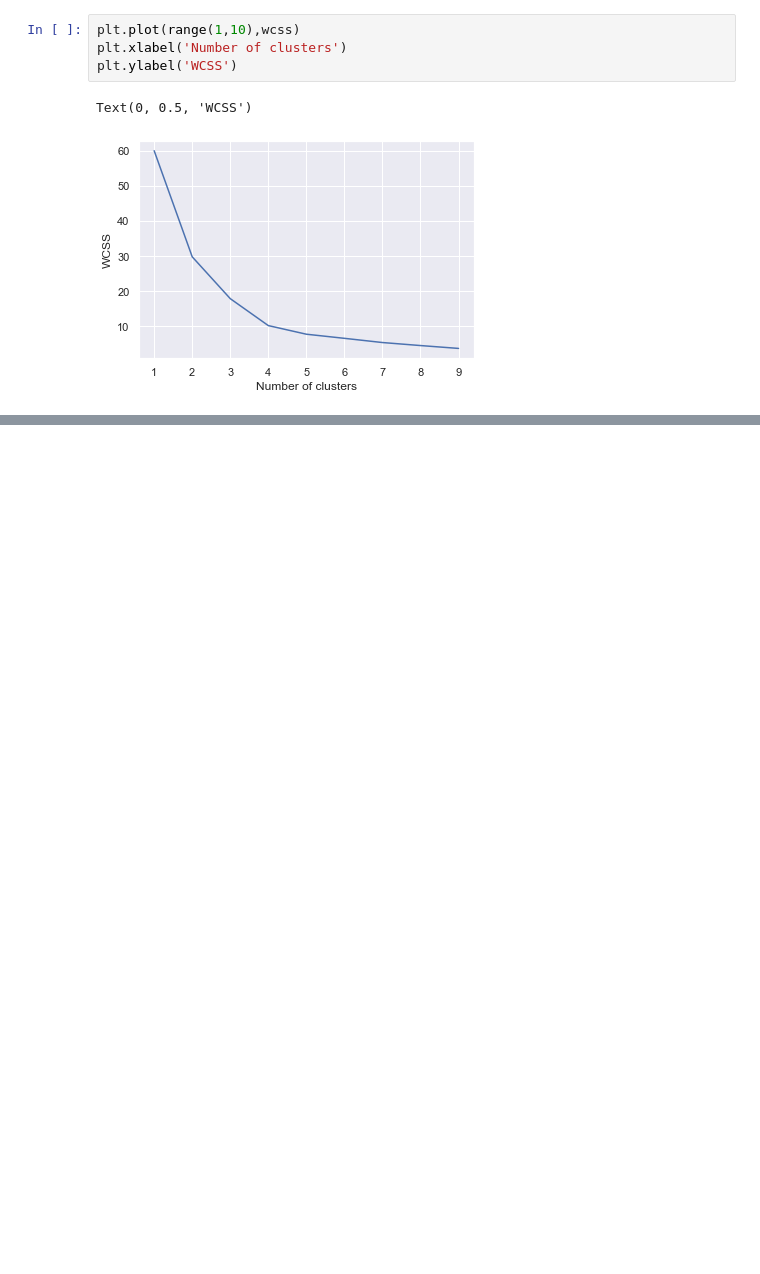
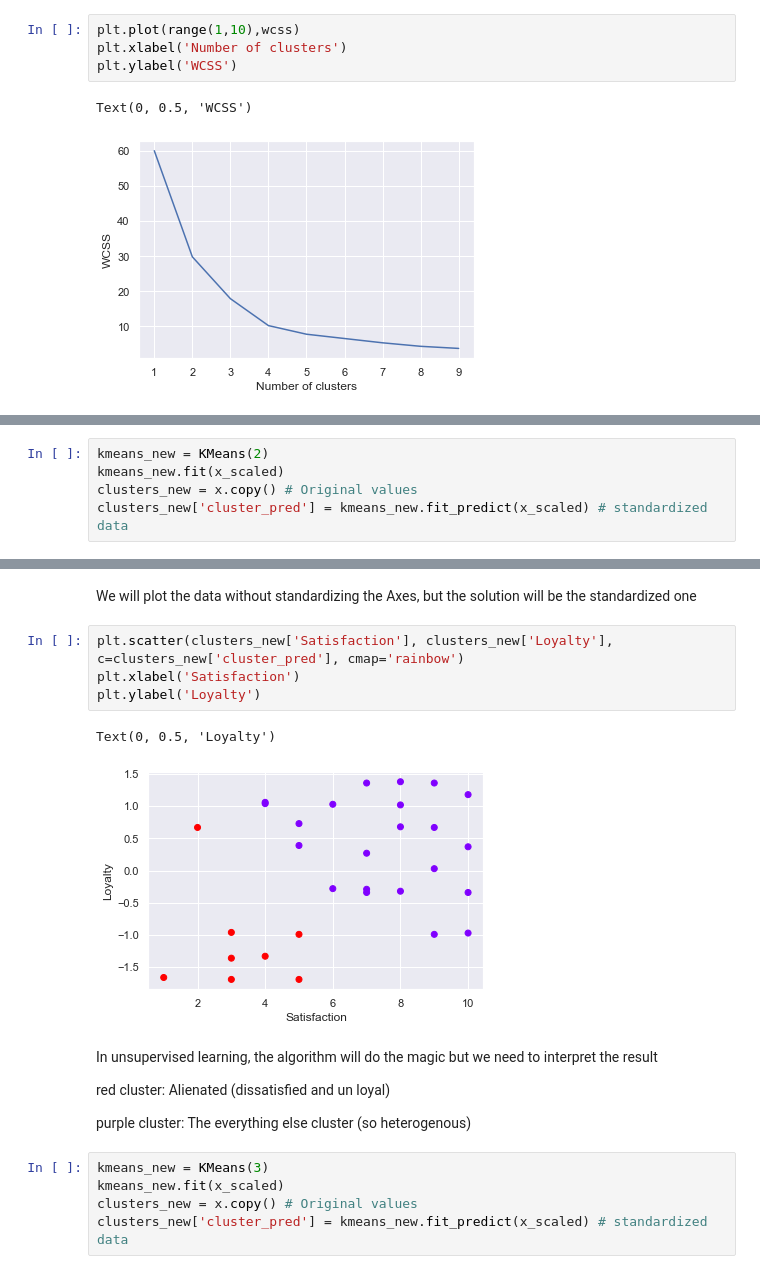
Before and after one commit to abel672/data-science-bootcamp-365, a Jupyter notebook: Section-17-Cluster-analysis/04-Market-segmentation.ipynb, the cells around one changed output, grey strips where cells are left out. Cells and saved outputs as stored; diff of their text form; blank space fills up the shorter version.

Commit message:
Market segmentation with Cluster Analysis part 2
selecting the proper amount of clusters

```diff
--- a/Section-17-Cluster-analysis/04-Market-segmentation.ipynb
+++ b/Section-17-Cluster-analysis/04-Market-segmentation.ipynb
@@ -124,0 +127,5 @@ Text(0, 0.5, 'WCSS')
+# %%
+kmeans_new = KMeans(2)
+kmeans_new.fit(x_scaled)
+clusters_new = x.copy() # Original values
+clusters_new['cluster_pred'] = kmeans_new.fit_predict(x_scaled) # standardized data
@@ -124,0 +152,20 @@ Text(0, 0.5, 'WCSS')
+# %% [markdown]
+We will plot the data without standardizing the Axes, but the solution will be the standardized one
+# %%
+plt.scatter(clusters_new['Satisfaction'], clusters_new['Loyalty'], c=clusters_new['cluster_pred'], cmap='rainbow')
+plt.xlabel('Satisfaction')
+plt.ylabel('Loyalty')
+# %% [output]
+Text(0, 0.5, 'Loyalty')
+[figure, added]
+# %% [markdown]
+In unsupervised learning, the algorithm will do the magic but we need to interpret the result
+
+red cluster: Alienated (dissatisfied and un loyal)
+
+purple cluster: The everything else cluster (so heterogenous)
+# %%
+kmeans_new = KMeans(3)
+kmeans_new.fit(x_scaled)
+clusters_new = x.copy() # Original values
+clusters_new['cluster_pred'] = kmeans_new.fit_predict(x_scaled) # standardized data
```
Also changed, not shown: parts of 10 cells of this notebook.
